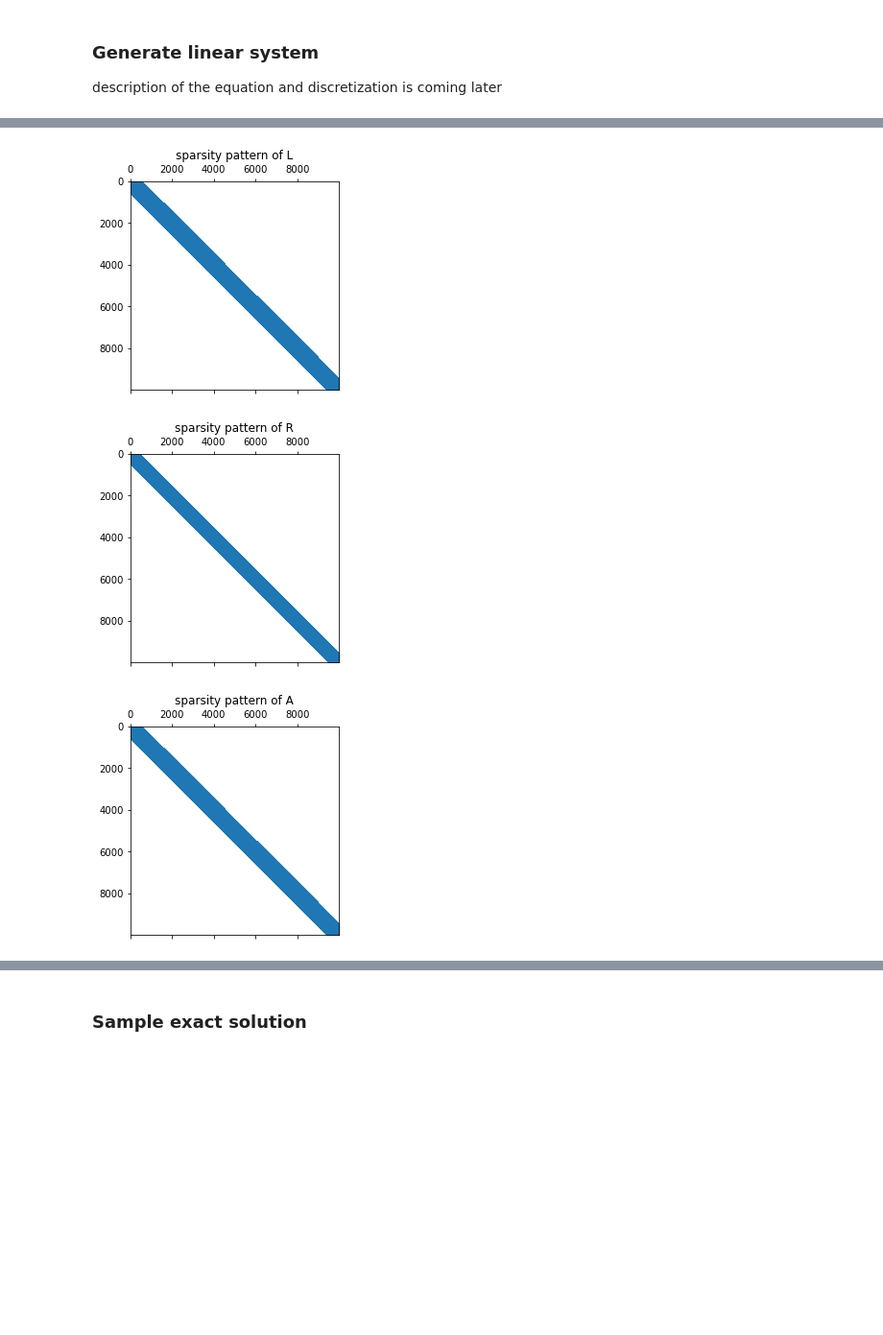
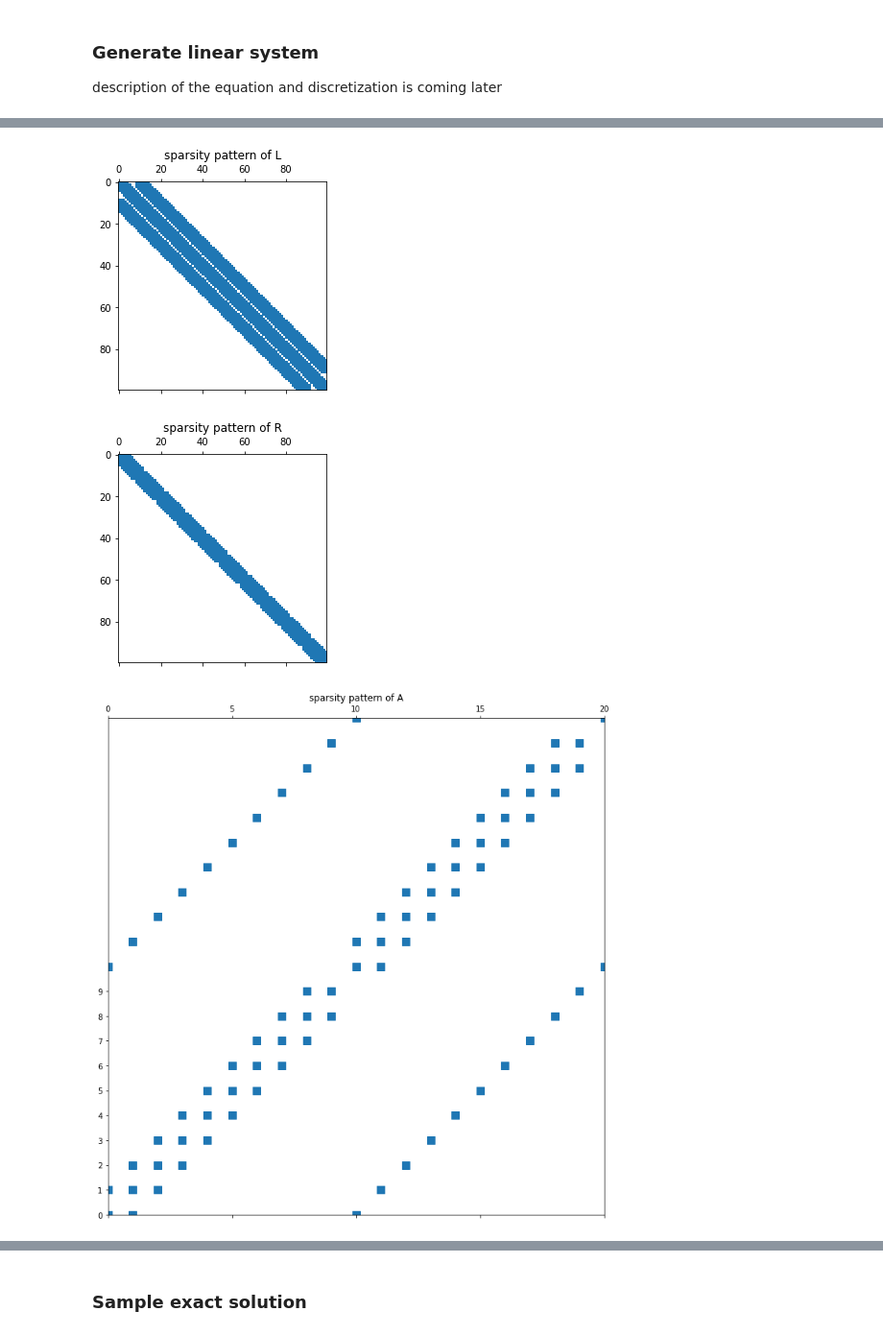
Before and after one commit to okhmat/Iterative-Methods, a Jupyter notebook: Iterative_Solvers.ipynb, the cells around one changed output, grey strips where cells are left out. Shown at 96% size. Saved outputs shown, nothing was run; the diff lists cells and outputs as text; code cells hidden in the pictures; blank space fills up the shorter version.

```diff
--- a/Iterative_Solvers.ipynb
+++ b/Iterative_Solvers.ipynb
@@ -30,7 +31,7 @@ def a1(i, j):
 def a2(i, j):
     return 0.5 * (a(x[i], y[j]) + a(x[i], y[j-1]))
 # %%
-N = 100 # number of internal points of the grid
+N = 10 # number of internal points of the grid
 Nx = N
 Ny = N
 dx = 1 / (Nx + 1)
@@ -95,16 +103,22 @@ R = sp.sparse.kron(Ix, Dy.T) @ A2_diag @ sp.sparse.kron(Ix, Dy) # symmetric matr
 A = L/dx**2 + R/dy**2  # defined for the internal points only
 # %%
 # plot sparsity pattern of the matrix A
+
 plt.spy(L)
 plt.title('sparsity pattern of L')
 plt.show()
 plt.spy(R)
 plt.title('sparsity pattern of R')
 plt.show()
+fig = plt.figure(figsize=(12, 12))
 plt.spy(A)
+plt.ylim(0, 20)
+plt.xlim(0, 20)
+plt.yticks(np.arange(0, 10, step=1))
+
 plt.title('sparsity pattern of A')
 plt.show()
 # %% [output]
-[figure, old version]
+[figure, new version]
-[figure, old version]
+[figure, new version]
-[figure, old version]
+[figure, new version]
```
Also changed, not shown: parts of 16 cells of this notebook, 3 other files.
